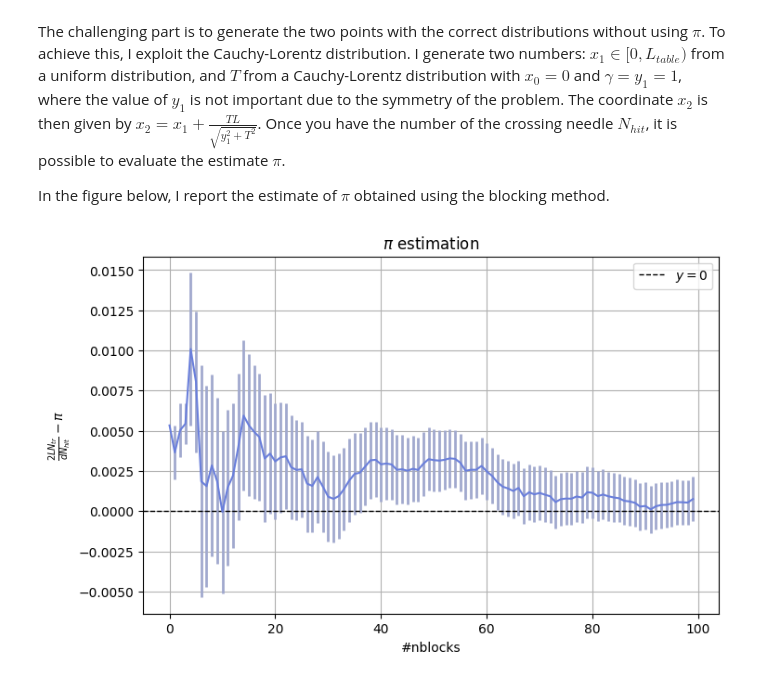
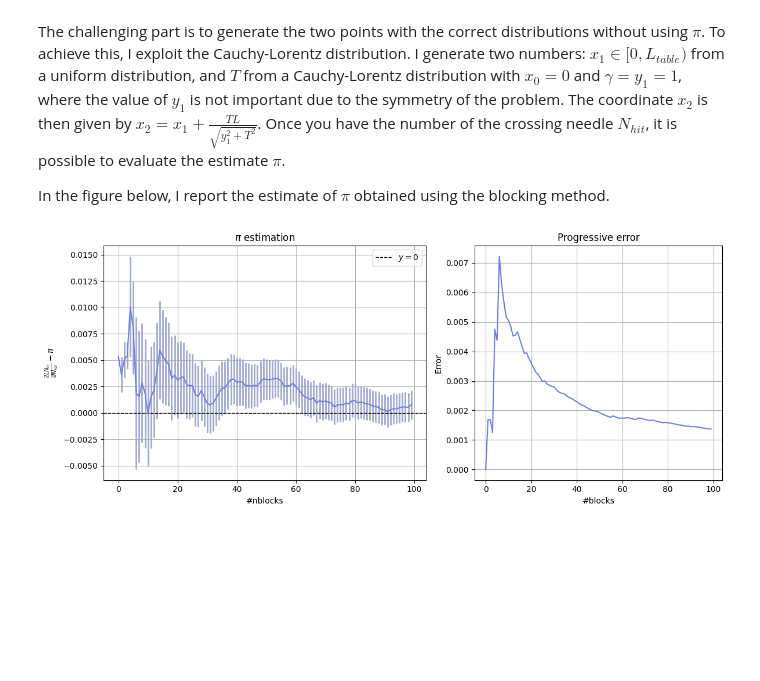
Before and after one commit to chinigio/NSL_Numerical-Simulation-Laboratory, a Jupyter notebook: Es1/Notebook_es1.ipynb, the cells around one changed output. Drawn from its saved outputs; the diff is of its cells as text; code cells hidden in the pictures; blank space fills up the shorter version.

```diff
--- a/Es1/Notebook_es1.ipynb
+++ b/Es1/Notebook_es1.ipynb
@@ -249,16 +249,24 @@ In the figure below, I report the estimate of $\pi$ obtained using the blocking
 # %%
 #loading data
 pi = np.loadtxt("data/pi.dat")
 
-fig, axes = plt.subplots(1, 1, figsize=(8, 5))
+fig, axes = plt.subplots(1, 2, figsize=(12, 5), gridspec_kw={'width_ratios': [1.3, 1]})
 
 #plotting pi estimation
-axes.errorbar(pi[:,0], pi[:,1]-np.pi, yerr=pi[:,2], color=colors[3], ecolor='#A1A9CE', elinewidth=2, capsize=0)
-axes.axhline(y=0, color='black', linestyle='--', linewidth=1, label=r'$y = 0$')
-axes.set_title(r'$\pi$ estimation')
-axes.set_xlabel('#nblocks')
-axes.set_ylabel(r'$\frac{2 L N_{tr}}{d N_{hit}} - \pi$')
-axes.legend()
-axes.grid(True)
+axes[0].errorbar(pi[:,0], pi[:,1]-np.pi, yerr=pi[:,2], color=colors[3], ecolor='#A1A9CE', elinewidth=2, capsize=0)
+axes[0].axhline(y=0, color='black', linestyle='--', linewidth=1, label=r'$y = 0$')
+axes[0].set_title(r'$\pi$ estimation')
+axes[0].set_xlabel('#nblocks')
+axes[0].set_ylabel(r'$\frac{2 L N_{tr}}{d N_{hit}} - \pi$')
+axes[0].legend()
+axes[0].grid(True)
+
+# plotting progressive error
+axes[1].plot(pi[:,0], pi[:,2], color=colors[3])
+axes[1].set_title(r'Progressive error')
+axes[1].set_xlabel('#blocks')
+axes[1].set_ylabel(r'Error')
+axes[1].grid(True)
+plt.tight_layout()
 # %% [output]
-[figure, old version]
+[figure, new version]
```
Also changed, not shown: parts of 1 cell of this notebook.
